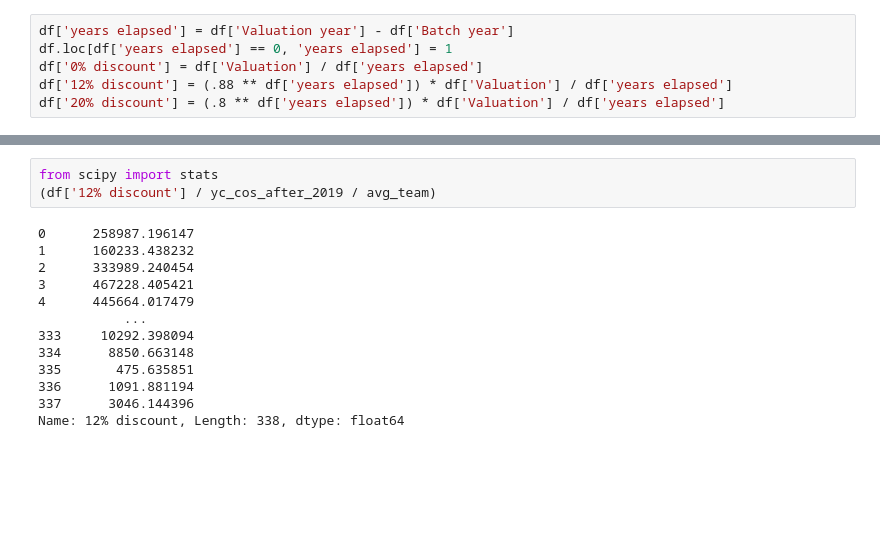
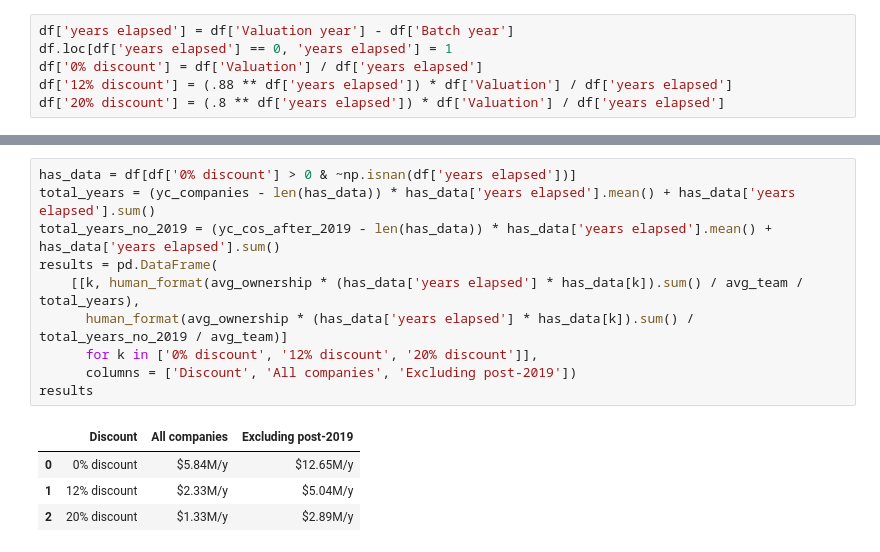
Before and after one commit to Xodarap/notebooks, a Jupyter notebook: ycombinator valuation.ipynb, the cells around one changed output, grey strips where cells are left out. Saved outputs shown, nothing was run; the diff lists cells and outputs as text; blank space fills up the shorter version.

Commit message:
year averaging

```diff
--- a/ycombinator valuation.ipynb
+++ b/ycombinator valuation.ipynb
@@ -175,16 +174,15 @@ powerlaw_results
-# %%
-from scipy import stats
-(df['12% discount'] / yc_cos_after_2019 / avg_team)
-# %% [output]
-0      258987.196147
-1      160233.438232
-2      333989.240454
-3      467228.405421
-4      445664.017479
-           ...
-333     10292.398094
-334      8850.663148
-335       475.635851
-336      1091.881194
-337      3046.144396
-Name: 12% discount, Length: 338, dtype: float64
+# %%
+has_data = df[df['0% discount'] > 0 & ~np.isnan(df['years elapsed'])]
+total_years = (yc_companies - len(has_data)) * has_data['years elapsed'].mean() + has_data['years elapsed'].sum()
+total_years_no_2019 = (yc_cos_after_2019 - len(has_data)) * has_data['years elapsed'].mean() + has_data['years elapsed'].sum()
+results = pd.DataFrame(
+    [[k, human_format(avg_ownership * (has_data['years elapsed'] * has_data[k]).sum() / avg_team / total_years),
+      human_format(avg_ownership * (has_data['years elapsed'] * has_data[k]).sum() / total_years_no_2019 / avg_team)]
+      for k in ['0% discount', '12% discount', '20% discount']],
+      columns = ['Discount', 'All companies', 'Excluding post-2019'])
+results
+# %% [output]
+|  | Discount | All companies | Excluding post-2019 |
+| 0 | 0% discount | $5.84M/y | $12.65M/y |
+| 1 | 12% discount | $2.33M/y | $5.04M/y |
+| 2 | 20% discount | $1.33M/y | $2.89M/y |
```
Also changed, not shown: parts of 8 cells of this notebook.
